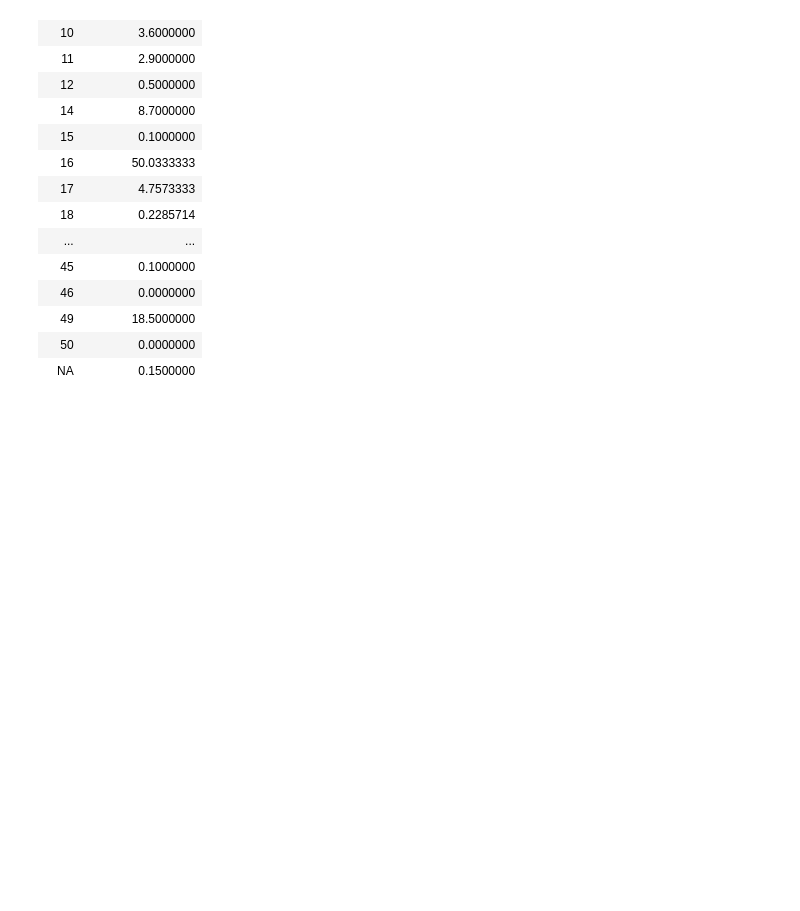
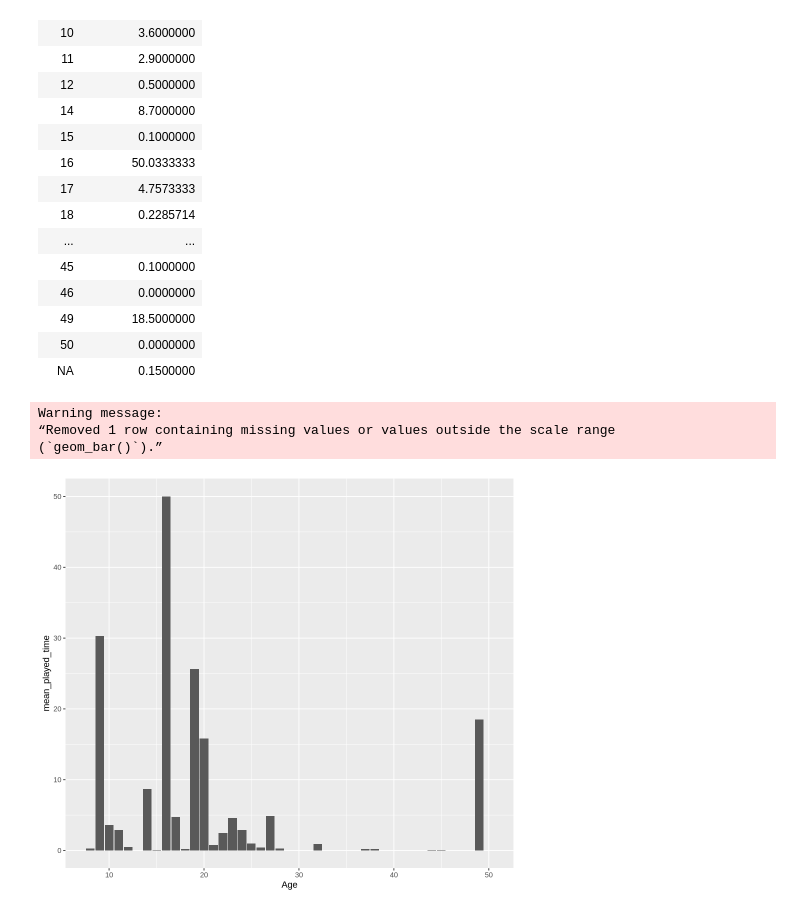
Before and after one commit to Alexis-Jang/Group7-DSCI100project, a Jupyter notebook: Actual Project.ipynb, the cells around one changed output. Saved outputs shown, nothing was run; the diff lists cells and outputs as text; code cells hidden in the pictures; blank space fills up the shorter version.

Commit message:
Added mean played hours visualization

```diff
--- a/Actual Project.ipynb
+++ b/Actual Project.ipynb
@@ -129,3 +129,13 @@ A tibble: 31 × 2
 | 49 | 18.5000000 |
 | 50 | 0.0000000 |
 | NA | 0.1500000 |
+# %%
+players_grouped_graph <- players_grouped|>
+    ggplot(aes(x = Age, y = mean_played_time))+
+    geom_bar(stat = "identity")
+players_grouped_graph
+# %% [output]
+Warning message:
+“Removed 1 row containing missing values or values outside the scale range
+(`geom_bar()`).”
+[figure, added]
```
Also changed, not shown: parts of 1 cell of this notebook.
